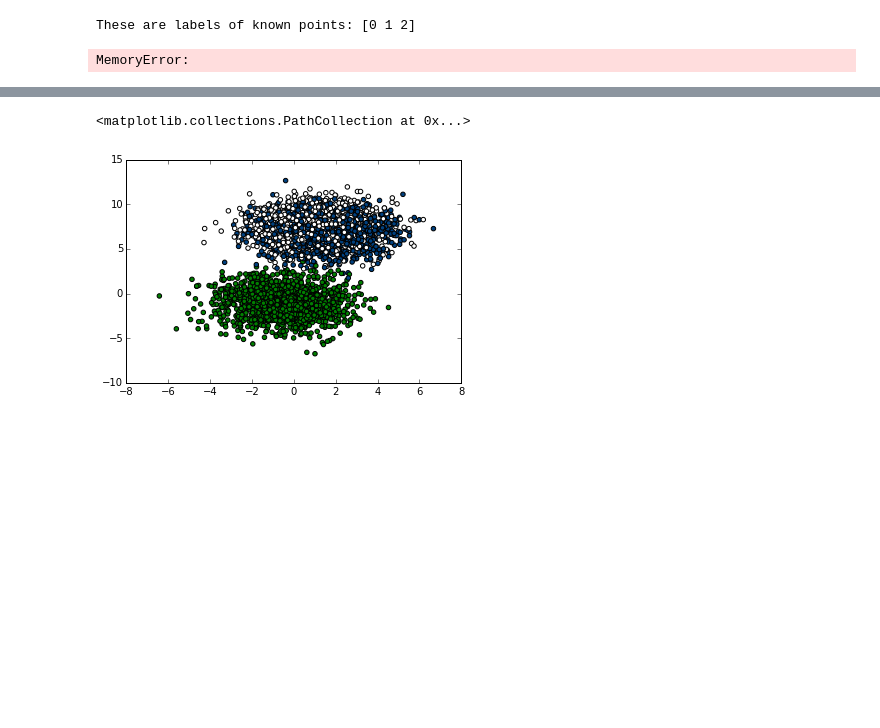
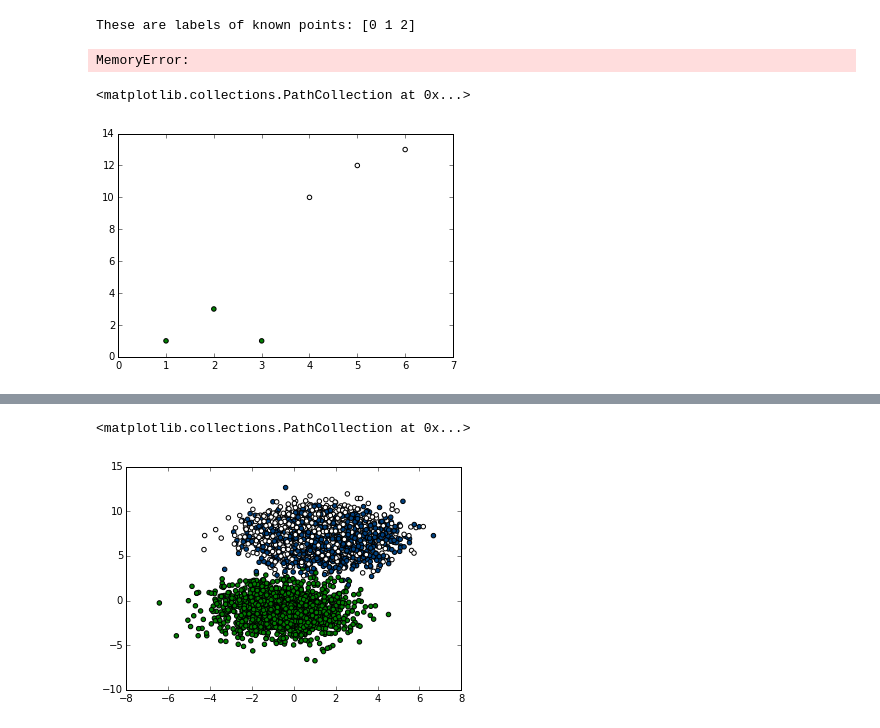
Before and after one commit to quinngroup/fergus-ssl, a Jupyter notebook: notebooks/debugFile.ipynb, the cells around one changed output, grey strips where cells are left out. Drawn from its saved outputs; the diff is of its cells as text; code cells hidden in the pictures; blank space fills up the shorter version.

```diff
--- a/notebooks/debugFile.ipynb
+++ b/notebooks/debugFile.ipynb
@@ -82,0 +98,5 @@ plabels_ = lpd.predict(sc.parallelize(testX))
+# %%
+plt.scatter(np.array([1,2,3,4,5,6]), np.array([1,3,1,10,12,13]), marker = 'o', c = np.array([0,0,0,1,1,1]), cmap = ('ocean'))
+# %% [output]
+<matplotlib.collections.PathCollection at 0x...>
+[figure, added]
```
Also changed, not shown: parts of 3 cells of this notebook, 14 other files.
